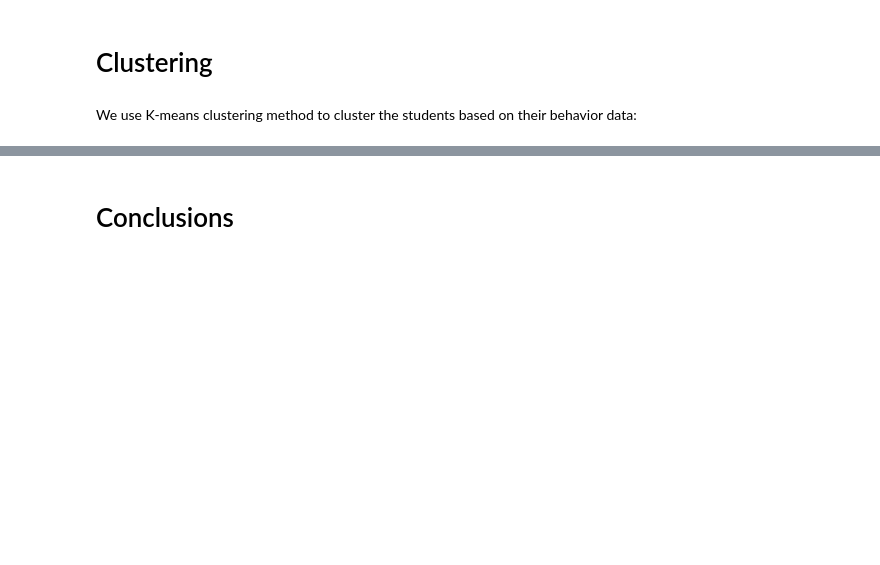
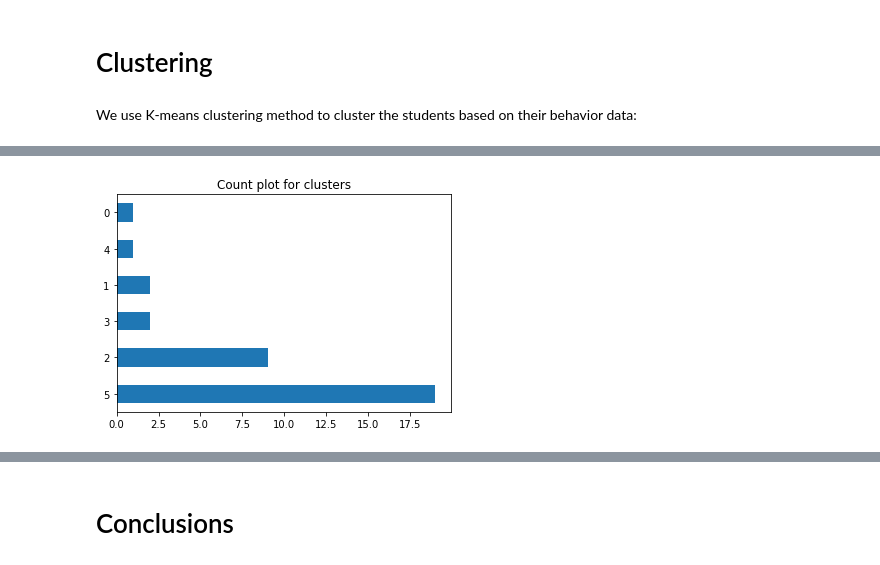
Before and after one commit to ZhenghaoXiao32/educational-process-mining, a Jupyter notebook: educational_process_mining.ipynb, the cells around one changed output, grey strips where cells are left out. Drawn from its saved outputs; the diff is of its cells as text; code cells hidden in the pictures; blank space fills up the shorter version.

```diff
--- a/educational_process_mining.ipynb
+++ b/educational_process_mining.ipynb
@@ -1648,0 +1712,5 @@ plt.show()
+# %%
+df_clean.cluster.value_counts().plot(kind='barh')
+plt.title('Count plot for clusters');
+# %% [output]
+[figure, added]
```
Also changed, not shown: parts of 33 cells of this notebook.
